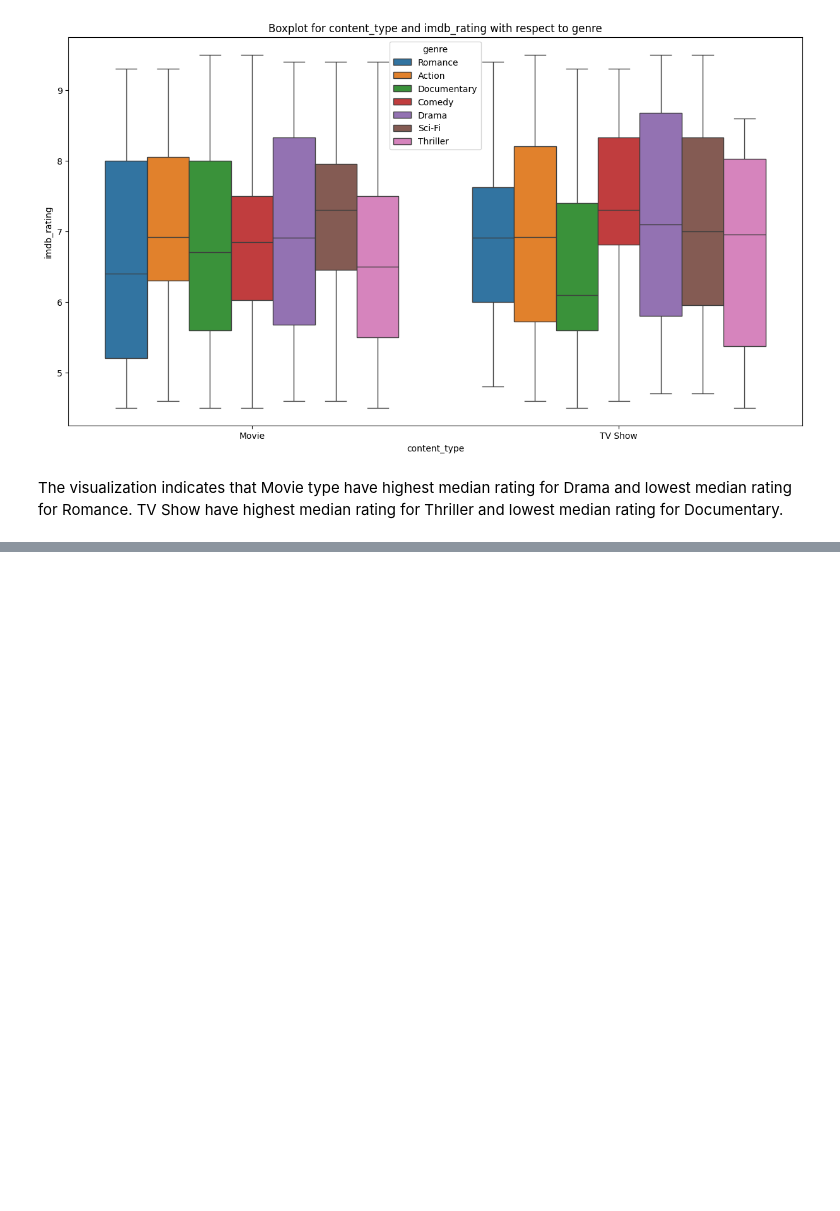
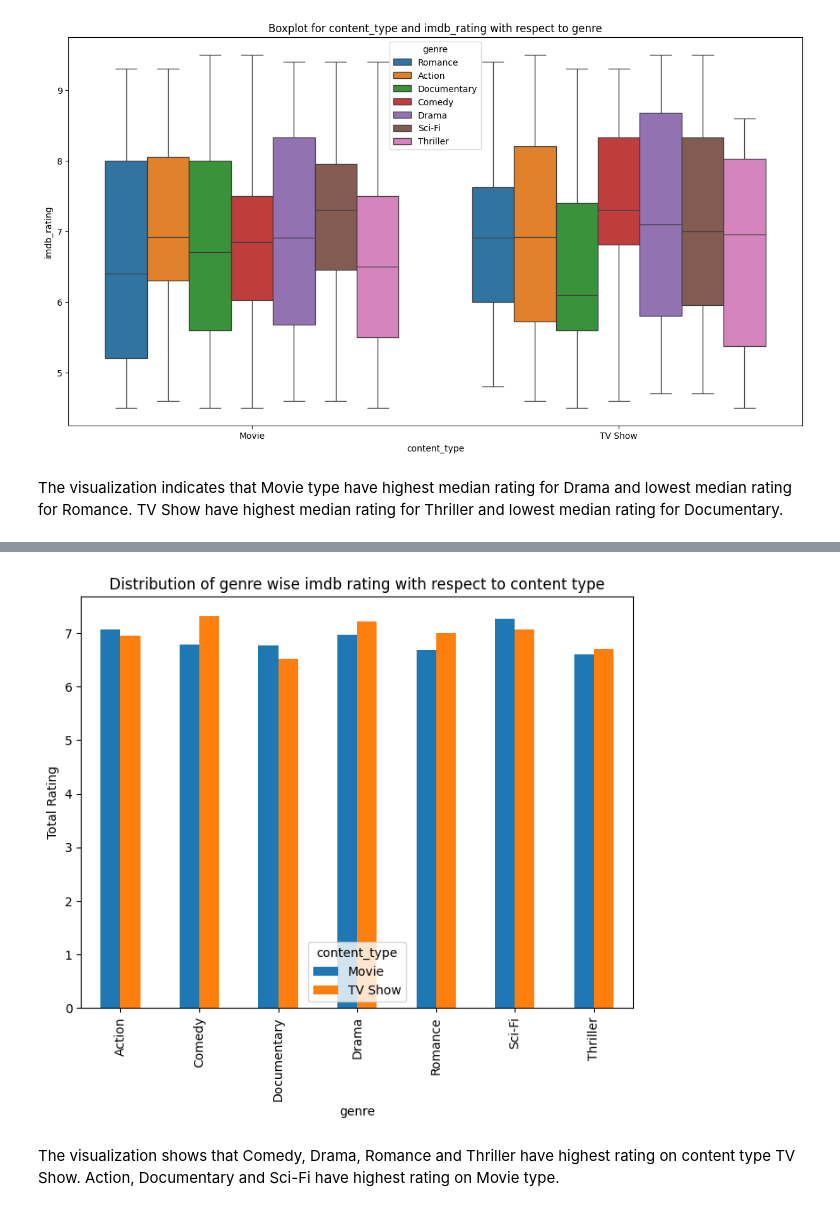
Before and after one commit to anuja-2904/Amazon_Prime_Video_Data, a Jupyter notebook: Amazon_Prime_Video_Data.ipynb, the cells around one changed output, grey strips where cells are left out. Saved outputs shown, nothing was run; the diff lists cells and outputs as text; code cells hidden in the pictures; blank space fills up the shorter version.

```diff
--- a/Amazon_Prime_Video_Data.ipynb
+++ b/Amazon_Prime_Video_Data.ipynb
@@ -1344,0 +1366,3 @@ TV Show have highest median rating for Thriller and lowest median rating for Doc
+# %%
+ct2 = pd.crosstab(df["genre"],df["content_type"],values=df["imdb_rating"],aggfunc='mean')
+ct2
@@ -1344,0 +1379,11 @@ TV Show have highest median rating for Thriller and lowest median rating for Doc
+# %%
+ct2.plot(kind="bar",figsize=(8,6))
+plt.title("Distribution of genre wise imdb rating with respect to content type")
+plt.xlabel("genre")
+plt.ylabel("Total Rating")
+plt.show()
+# %% [output]
+[figure, added]
+# %% [markdown]
+The visualization shows that Comedy, Drama, Romance and Thriller have highest rating on content type TV Show.
+Action, Documentary and Sci-Fi have highest rating on Movie type.
```
Also changed, not shown: parts of 4 cells of this notebook.
